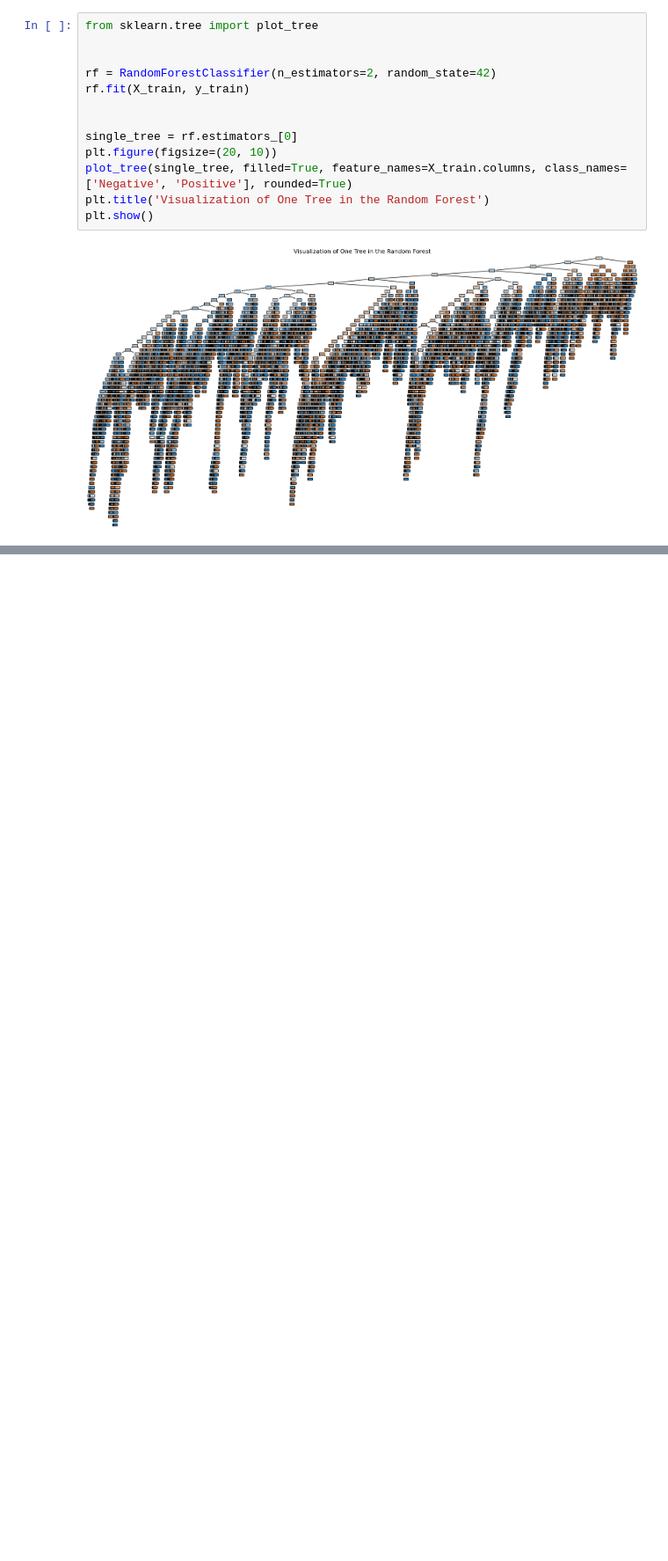
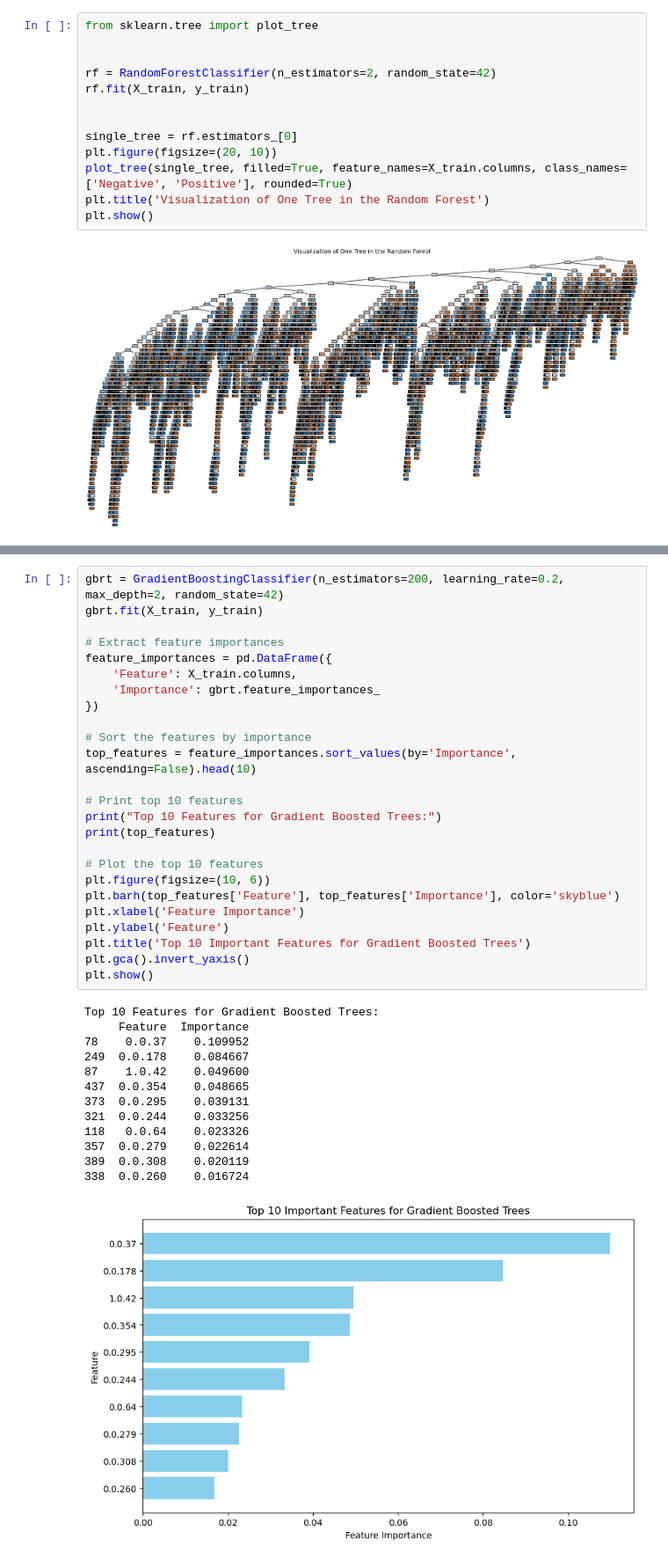
Before and after one commit to mencinas93/IMBM_Machine_Learning, a Jupyter notebook: Homework_3_Code.ipynb, the cells around one changed output, grey strips where cells are left out. Shown at 88% size. Drawn from its saved outputs; the diff is of its cells as text; blank space fills up the shorter version.

```diff
--- a/Homework_3_Code.ipynb
+++ b/Homework_3_Code.ipynb
@@ -775,0 +1201,39 @@ Gradient Boosted Regression Trees
+# %%
+gbrt = GradientBoostingClassifier(n_estimators=200, learning_rate=0.2, max_depth=2, random_state=42)
+gbrt.fit(X_train, y_train)
+
+# Extract feature importances
+feature_importances = pd.DataFrame({
+    'Feature': X_train.columns,
+    'Importance': gbrt.feature_importances_
+})
+
+# Sort the features by importance
+top_features = feature_importances.sort_values(by='Importance', ascending=False).head(10)
+
+# Print top 10 features
+print("Top 10 Features for Gradient Boosted Trees:")
+print(top_features)
+
+# Plot the top 10 features
+plt.figure(figsize=(10, 6))
+plt.barh(top_features['Feature'], top_features['Importance'], color='skyblue')
+plt.xlabel('Feature Importance')
+plt.ylabel('Feature')
+plt.title('Top 10 Important Features for Gradient Boosted Trees')
+plt.gca().invert_yaxis()
+plt.show()
+# %% [output]
+Top 10 Features for Gradient Boosted Trees:
+     Feature  Importance
+78    0.0.37    0.109952
+249  0.0.178    0.084667
+87    1.0.42    0.049600
+437  0.0.354    0.048665
+373  0.0.295    0.039131
+321  0.0.244    0.033256
+118   0.0.64    0.023326
+357  0.0.279    0.022614
+389  0.0.308    0.020119
+338  0.0.260    0.016724
+[figure, added]
```
Also changed, not shown: parts of 22 cells of this notebook.
